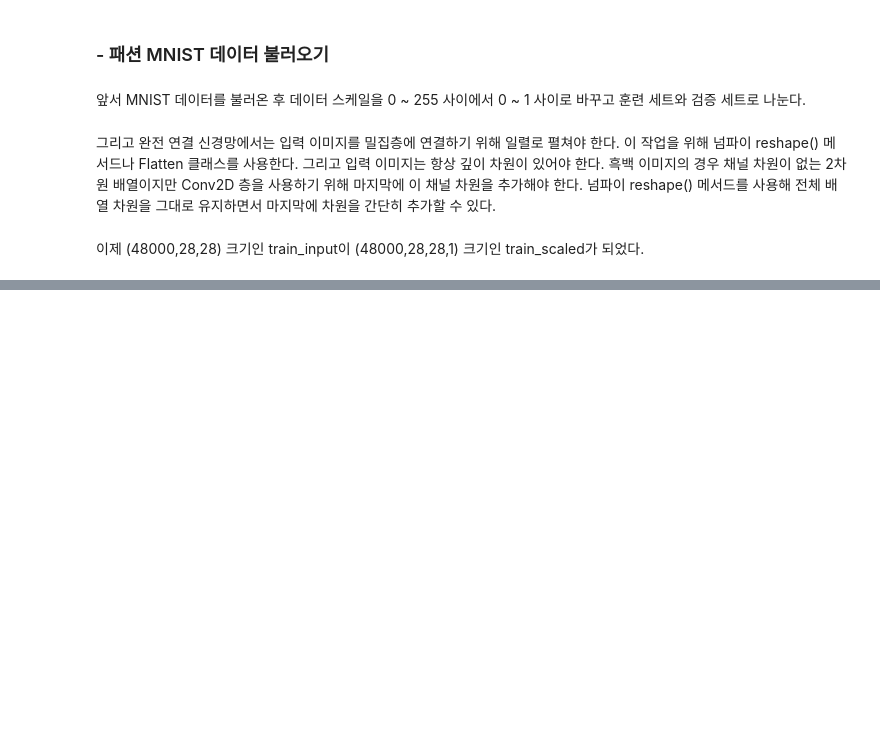
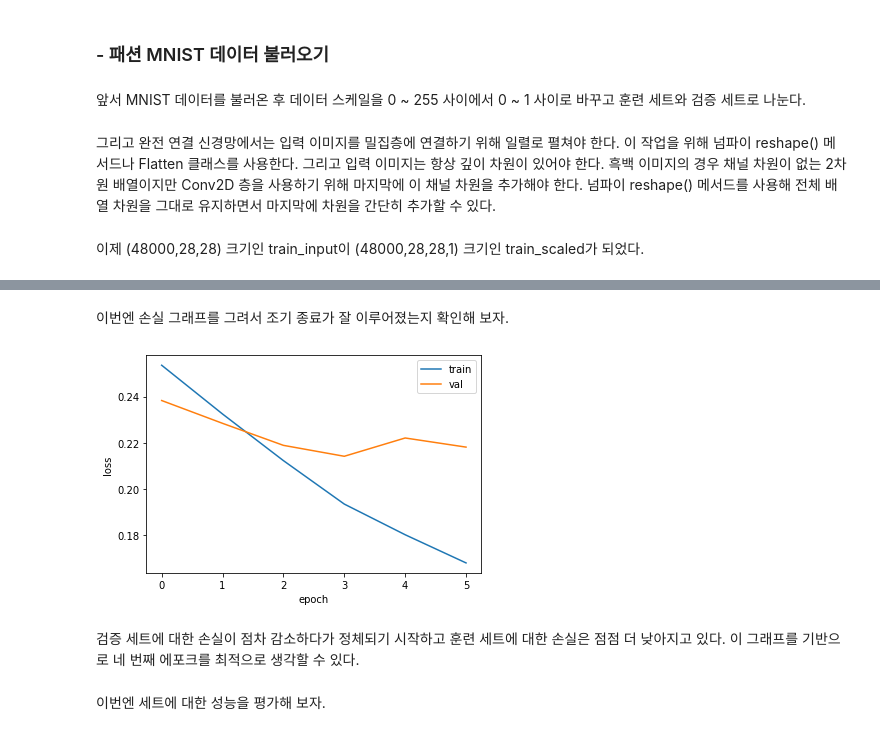
Before and after one commit to jaeyoon89/machinlearnig_deeplearning_study, a Jupyter notebook: mldl_ch8-1_convolution_neural.ipynb, the cells around one changed output, grey strips where cells are left out. Cells and saved outputs as stored; diff of their text form; code cells hidden in the pictures; blank space fills up the shorter version.

```diff
--- a/mldl_ch8-1_convolution_neural.ipynb
+++ b/mldl_ch8-1_convolution_neural.ipynb
@@ -105,0 +124,2 @@ train_scaled, val_scaled, train_target, val_target = train_test_split(
+# %%
+model.add(keras.layers.MaxPooling2D(2))
@@ -105,0 +132,4 @@ train_scaled, val_scaled, train_target, val_target = train_test_split(
+# %%
+model.add(keras.layers.Conv2D(64, kernel_size=3, activation='relu',
+          padding='same'))
+model.add(keras.layers.MaxPooling2D(2))
@@ -105,0 +140,5 @@ train_scaled, val_scaled, train_target, val_target = train_test_split(
+# %%
+model.add(keras.layers.Flatten())
+model.add(keras.layers.Dense(100, activation='relu'))
+model.add(keras.layers.Dropout(0.4))
+model.add(keras.layers.Dense(10, activation='softmax'))
@@ -105,0 +173,12 @@ train_scaled, val_scaled, train_target, val_target = train_test_split(
+# %%
+model.compile(optimizer='adam', loss='sparse_categorical_crossentropy',
+              metrics=['accuracy'])
+
+checkpoint_cb = keras.callbacks.ModelCheckpoint('best-cnn-model.h5',
+                                                save_best_only=True)
+early_stopping_cb = keras.callbacks.EarlyStopping(patience=2,
+                                                  restore_best_weights=True)
+
+history = model.fit(train_scaled, train_target, epochs=20,
+                    validation_data=(val_scaled, val_target),
+                    callbacks=[checkpoint_cb, early_stopping_cb])
@@ -105,0 +199,16 @@ train_scaled, val_scaled, train_target, val_target = train_test_split(
+# %% [markdown]
+이번엔 손실 그래프를 그려서 조기 종료가 잘 이루어졌는지 확인해 보자.
+# %%
+import matplotlib.pyplot as plt
+plt.plot(history.history['loss'])
+plt.plot(history.history['val_loss'])
+plt.xlabel('epoch')
+plt.ylabel('loss')
+plt.legend(['train','val'])
+plt.show()
+# %% [output]
+[figure, added]
+# %% [markdown]
+검증 세트에 대한 손실이 점차 감소하다가 정체되기 시작하고 훈련 세트에 대한 손실은 점점 더 낮아지고 있다. 이 그래프를 기반으로 네 번째 에포크를 최적으로 생각할 수 있다.
+# %% [markdown]
+이번엔 세트에 대한 성능을 평가해 보자.
```
Also changed, not shown: parts of 51 cells of this notebook.
